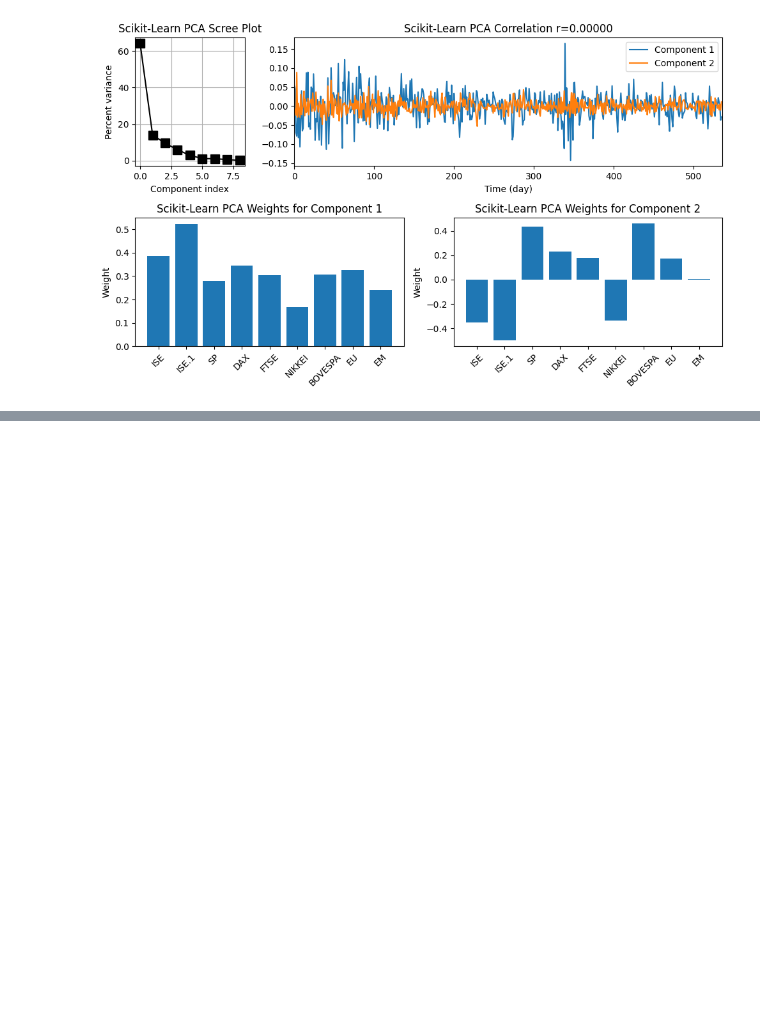
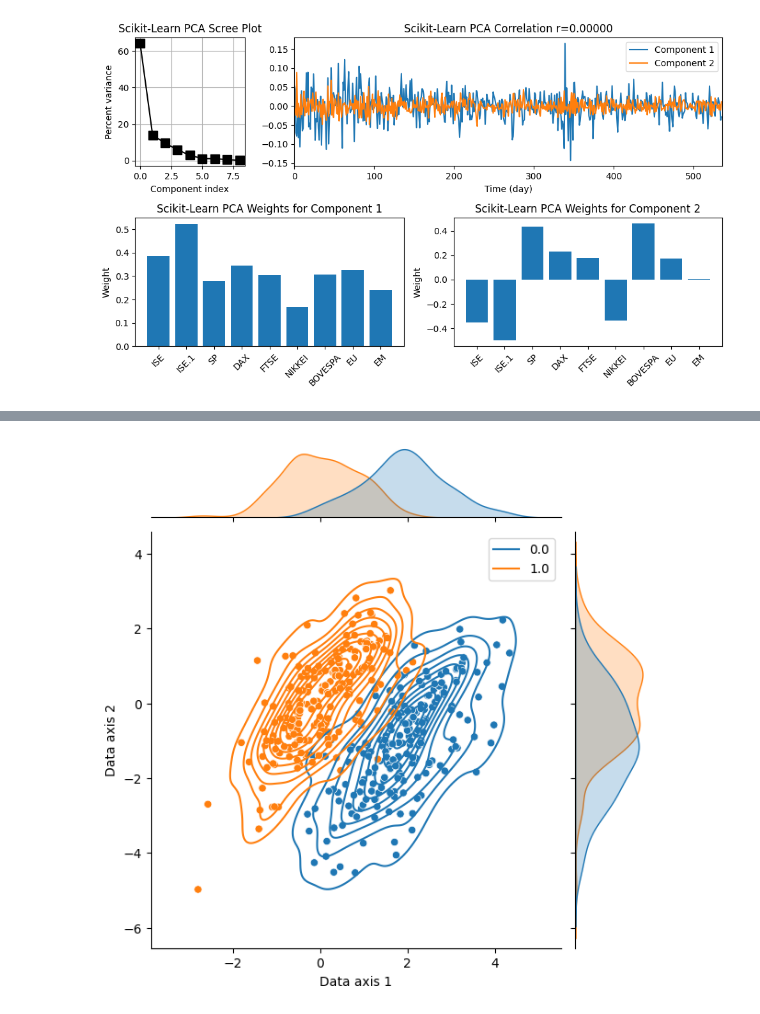
Before and after one commit to MiesnerJacob/practical-linear-algebra-for-data-science, a Jupyter notebook: 15-eigendecomposition-and-svd-applications.ipynb, the cells around one changed output, grey strips where cells are left out. Saved outputs shown, nothing was run; the diff lists cells and outputs as text; code cells hidden in the pictures; blank space fills up the shorter version.

Commit message:
finished code exercises for LDA

```diff
--- a/15-eigendecomposition-and-svd-applications.ipynb
+++ b/15-eigendecomposition-and-svd-applications.ipynb
@@ -385,0 +369,23 @@ plt.show()
+# %%
+# Exercise 15-5 (Creating a 2D dataset for performing Linear Discriminant Analysis)
+
+# create simulated dataset, make features correlated, add offset for first class
+class_1 = np.random.randn(200,2)
+class_1[:,1] += class_1[:,0]
+class_1 += np.array([2,-1])
+
+class_2 = np.random.randn(200,2)
+class_2[:,1] += class_2[:,0]
+
+# Combine classes into one dataset, create label vector
+alldata = np.vstack((class_1, class_2))
+labels  = np.append(np.zeros(200), np.ones(200))
+
+# Create plot
+ax = sns.jointplot(x=alldata[:,0],y=alldata[:,1],hue=labels)
+ax.ax_joint.set_xlabel('Data axis 1')
+ax.ax_joint.set_ylabel('Data axis 2')
+ax.plot_joint(sns.kdeplot)
+plt.show()
+# %% [output]
+[figure, added]
```
Also changed, not shown: parts of 13 cells of this notebook.
